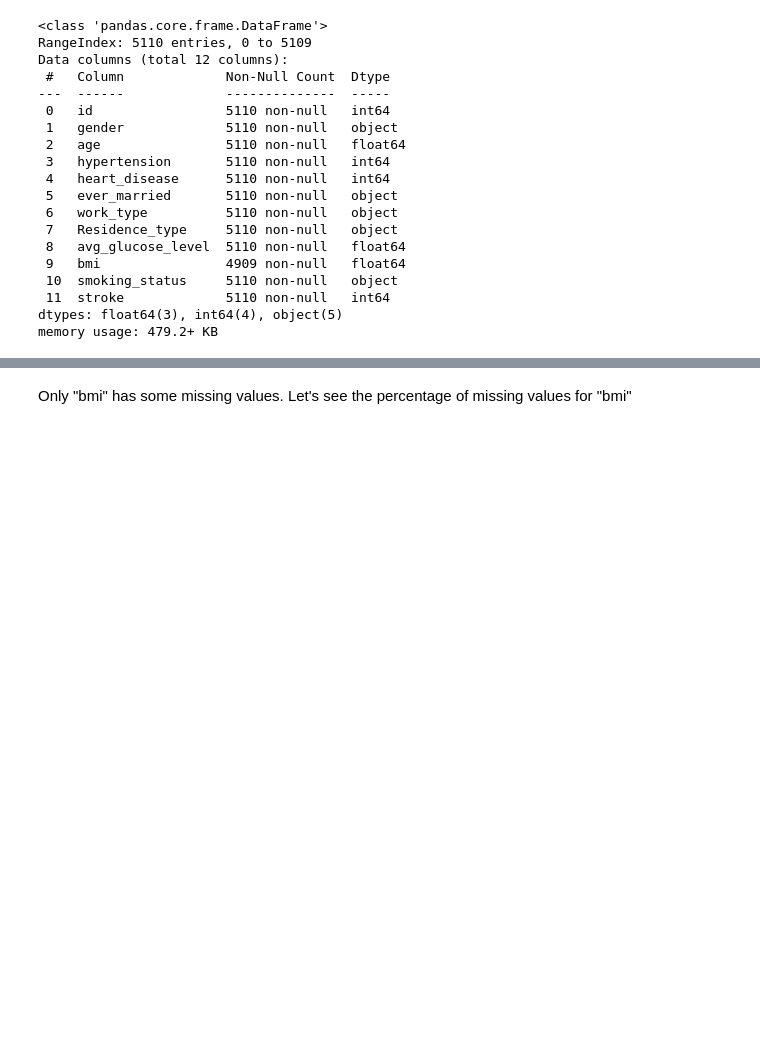
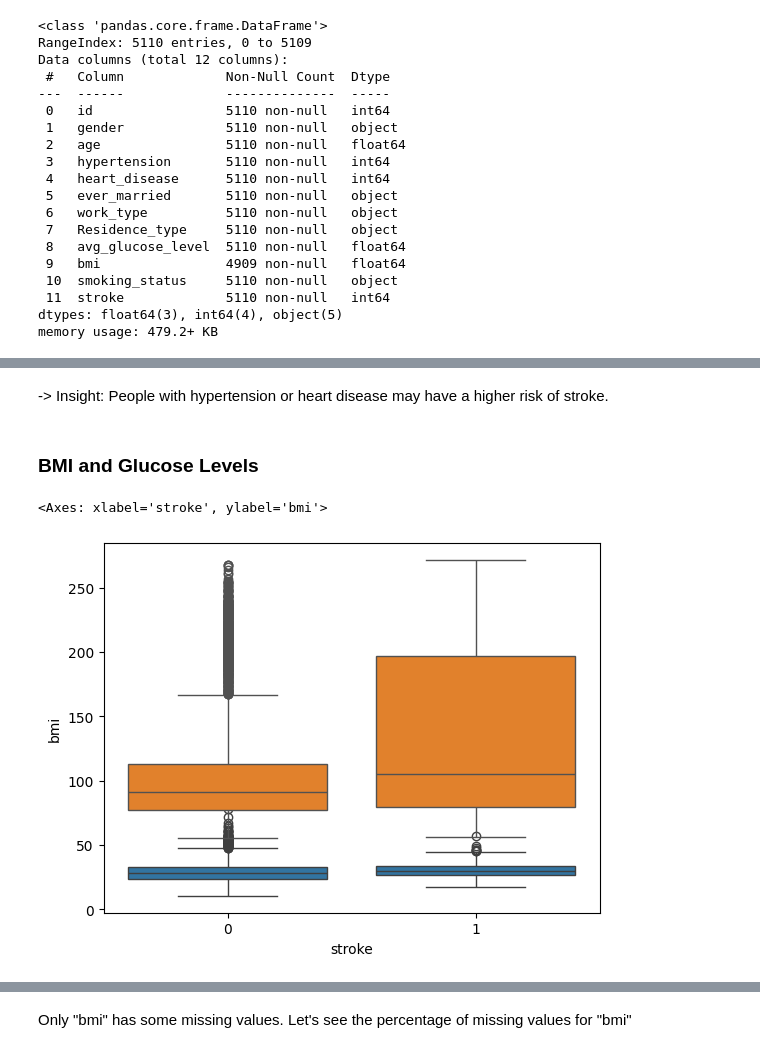
Before and after one commit to kwangloc/DataCamp2024-VNUK, a Jupyter notebook: 2_Local_DataCamp_EDA_Basics.ipynb, the cells around one changed output, grey strips where cells are left out. Drawn from its saved outputs; the diff is of its cells as text; code cells hidden in the pictures; blank space fills up the shorter version.

```diff
--- a/2_Local_DataCamp_EDA_Basics.ipynb
+++ b/2_Local_DataCamp_EDA_Basics.ipynb
@@ -141,0 +240,10 @@ Before we start, let's revise some concepts related to distributions:
+# %% [markdown]
+-> Insight: People with hypertension or heart disease may have a higher risk of stroke.
+# %% [markdown]
+### BMI and Glucose Levels
+# %%
+sns.boxplot(data=stroke_data, x='stroke', y='bmi')
+sns.boxplot(data=stroke_data, x='stroke', y='avg_glucose_level')
+# %% [output]
+<Axes: xlabel='stroke', ylabel='bmi'>
+[figure, added]
```
Also changed, not shown: parts of 109 cells of this notebook.
